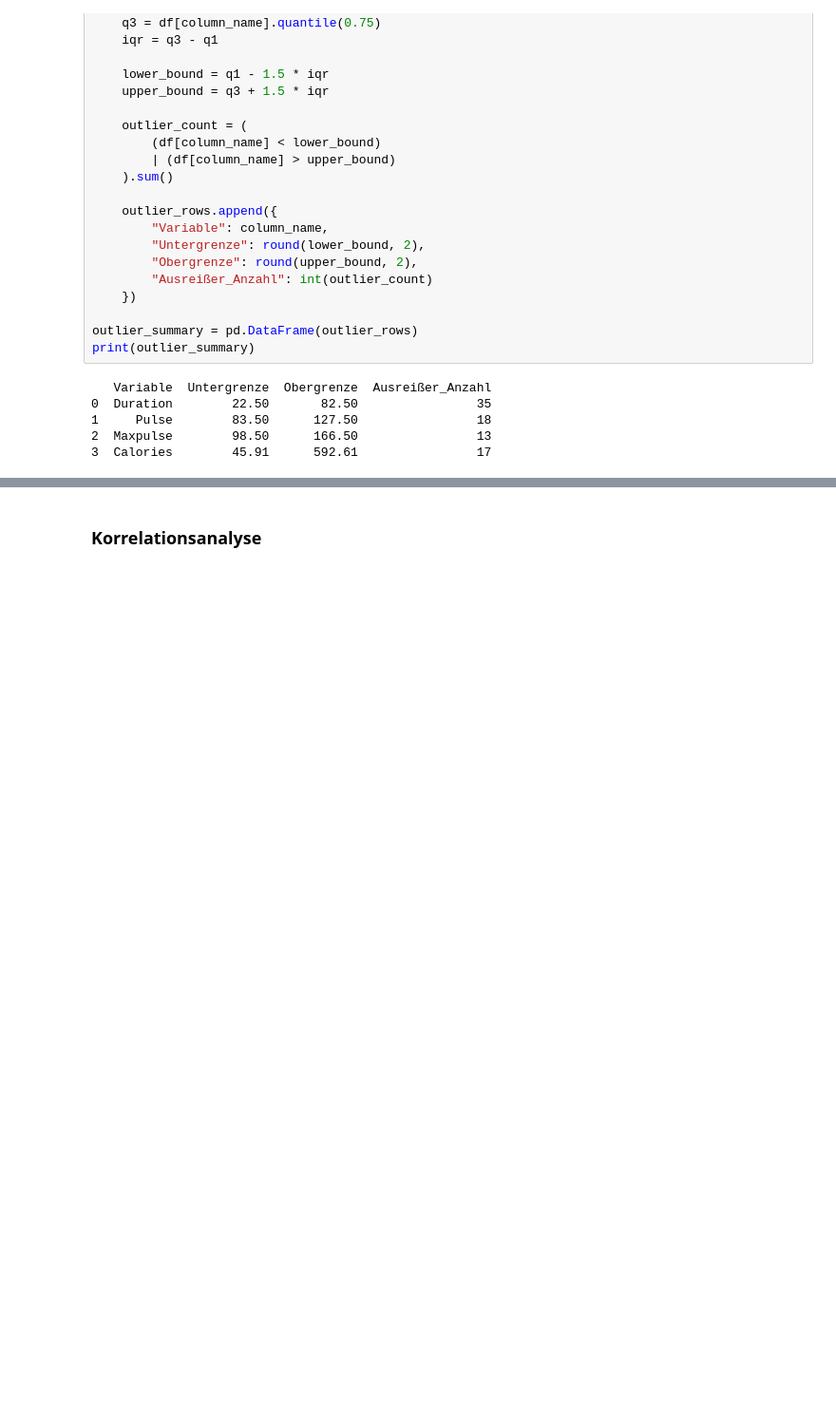
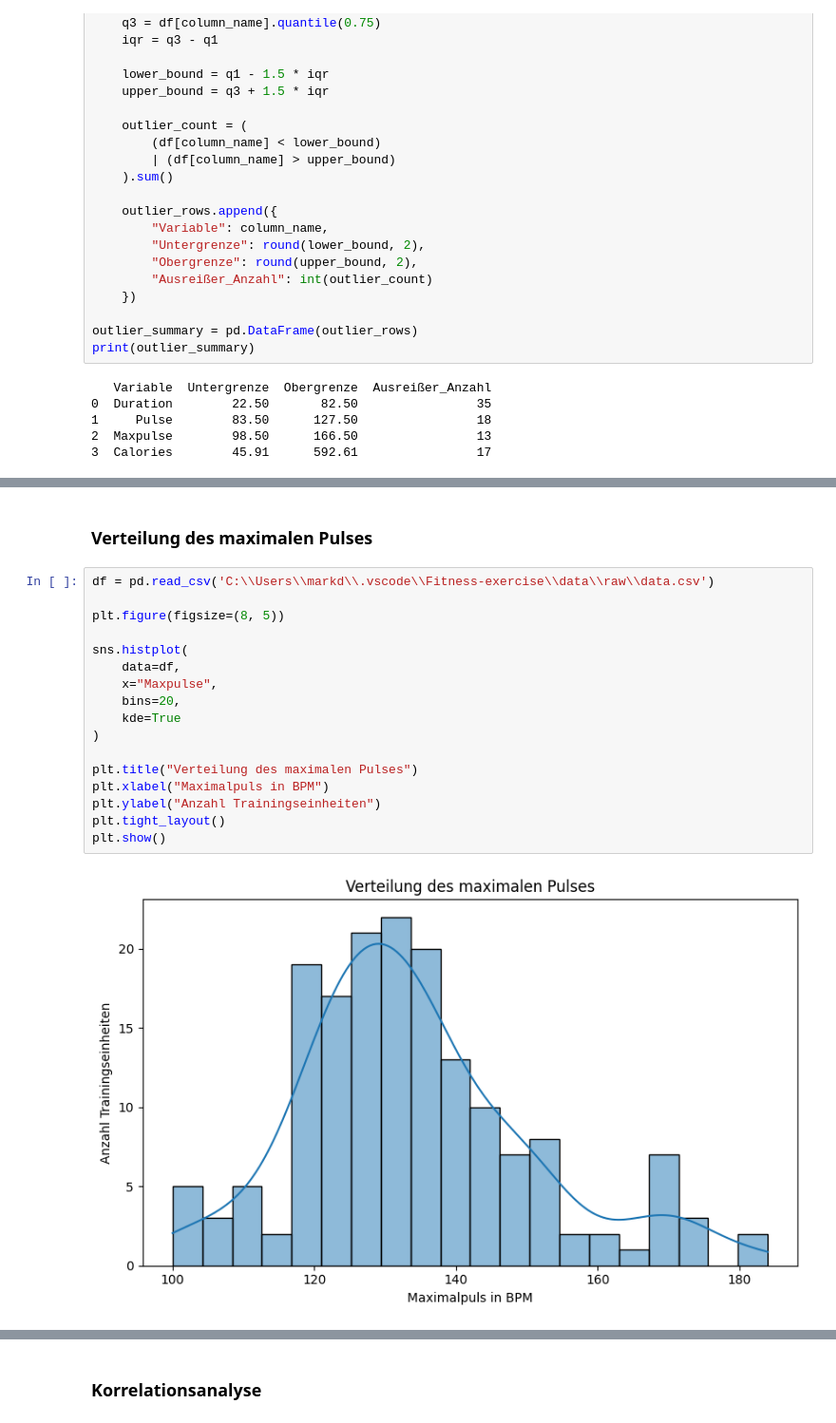
Before and after one commit to MarkDetki/Fitness-exercise, a Jupyter notebook: notebooks/exploratory data analysis and preprocessing/exploratory data analysis and preprocessing.ipynb, the cells around one changed output, grey strips where cells are left out. Shown at 95% size. Saved outputs shown, nothing was run; the diff lists cells and outputs as text; blank space fills up the shorter version.

```diff
--- a/notebooks/exploratory data analysis and preprocessing/exploratory data analysis and preprocessing.ipynb
+++ b/notebooks/exploratory data analysis and preprocessing/exploratory data analysis and preprocessing.ipynb
@@ -64,0 +99,21 @@ NameError: name 'df' is not defined
+# %% [markdown]
+### Verteilung des maximalen Pulses
+# %%
+df = pd.read_csv('C:\\Users\\markd\\.vscode\\Fitness-exercise\\data\\raw\\data.csv')
+
+plt.figure(figsize=(8, 5))
+
+sns.histplot(
+    data=df,
+    x="Maxpulse",
+    bins=20,
+    kde=True
+)
+
+plt.title("Verteilung des maximalen Pulses")
+plt.xlabel("Maximalpuls in BPM")
+plt.ylabel("Anzahl Trainingseinheiten")
+plt.tight_layout()
+plt.show()
+# %% [output]
+[figure, added]
```
Also changed, not shown: parts of 13 cells of this notebook.
